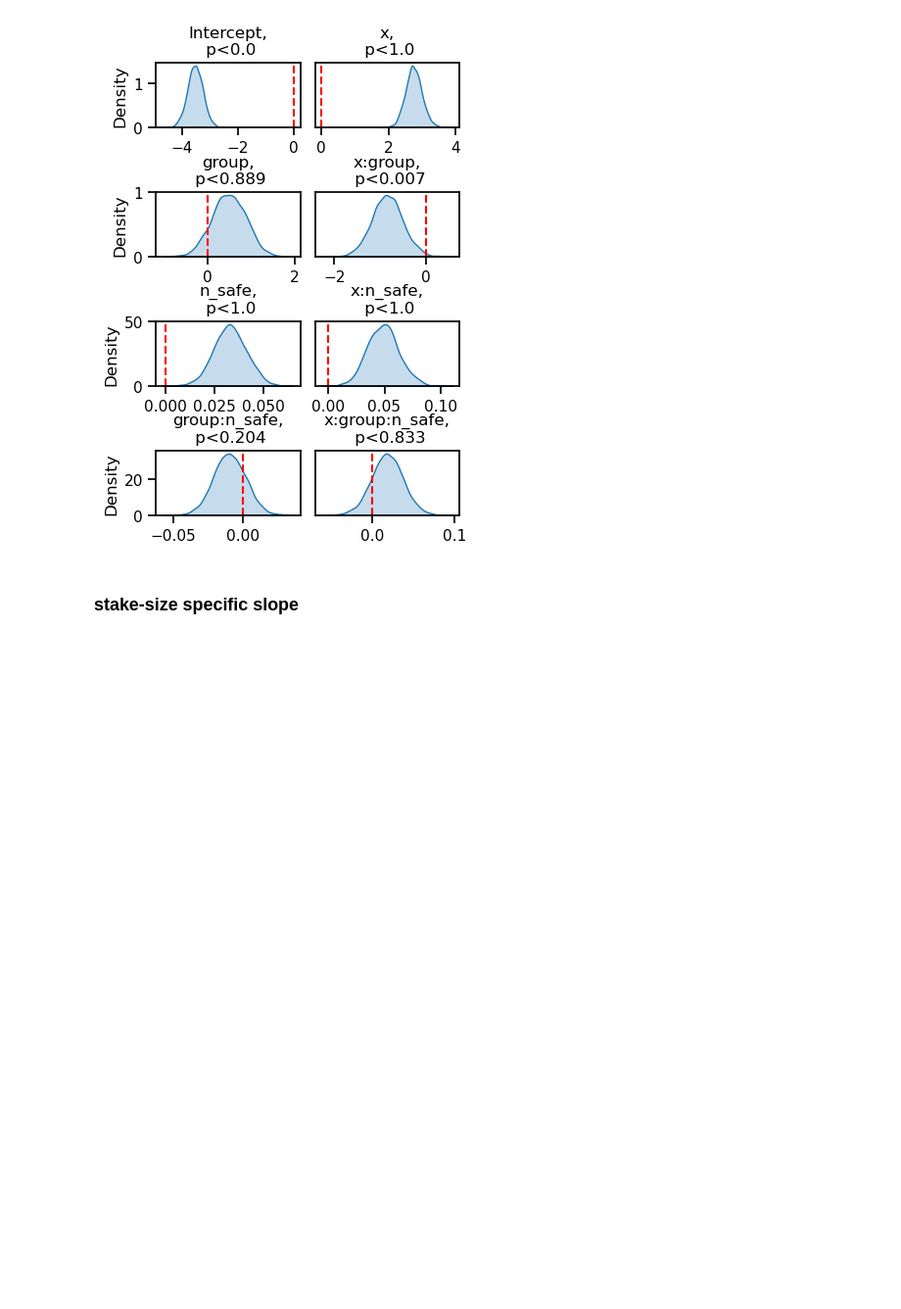
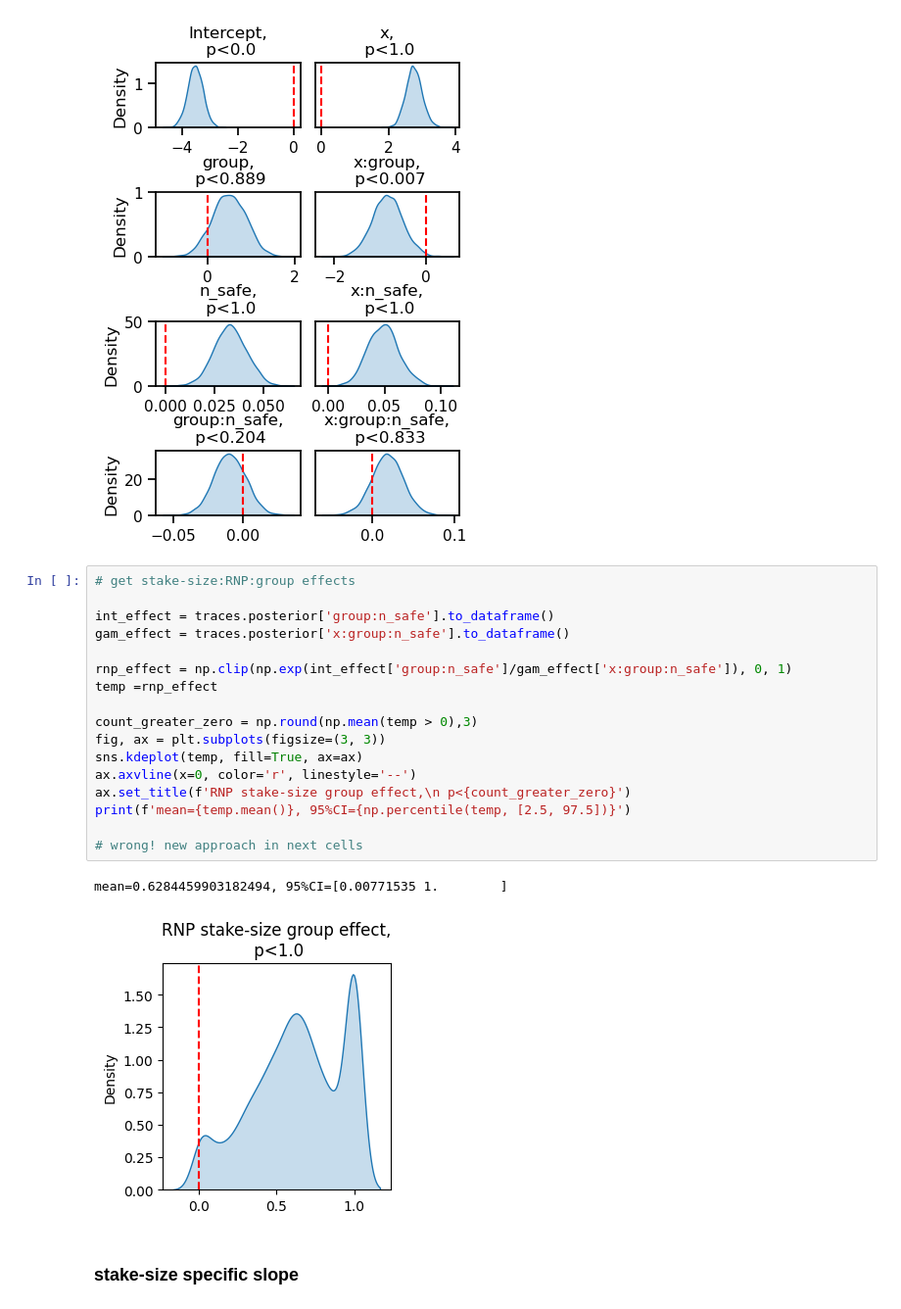
Before and after one commit to mrenke/numrisk, a Jupyter notebook: numrisk/behavior_risk/probit_model1.ipynb, the cells around one changed output. Shown at 98% size. Drawn from its saved outputs; the diff is of its cells as text; blank space fills up the shorter version.

```diff
--- a/numrisk/behavior_risk/probit_model1.ipynb
+++ b/numrisk/behavior_risk/probit_model1.ipynb
@@ -145,6 +147,26 @@ x:n_safe: mean=0.048736078625576114, 95%CI=[0.02230779 0.07711575]
 group:n_safe: mean=-0.009649393910461225, 95%CI=[-0.03249427  0.01322521]
 x:group:n_safe: mean=0.018261510637380966, 95%CI=[-0.02133815  0.05639203]
 [figure]
+# %%
+# get stake-size:RNP:group effects
+
+int_effect = traces.posterior['group:n_safe'].to_dataframe()
+gam_effect = traces.posterior['x:group:n_safe'].to_dataframe()
+
+rnp_effect = np.clip(np.exp(int_effect['group:n_safe']/gam_effect['x:group:n_safe']), 0, 1)
+temp =rnp_effect
+
+count_greater_zero = np.round(np.mean(temp > 0),3)
+fig, ax = plt.subplots(figsize=(3, 3))
+sns.kdeplot(temp, fill=True, ax=ax)
+ax.axvline(x=0, color='r', linestyle='--')
+ax.set_title(f'RNP stake-size group effect,\n p<{count_greater_zero}')
+print(f'mean={temp.mean()}, 95%CI={np.percentile(temp, [2.5, 97.5])}')
+
+# wrong! new approach in next cells
+# %% [output]
+mean=0.6284459903182494, 95%CI=[0.00771535 1.        ]
+[figure, added]
 # %% [markdown]
 ### stake-size specific slope
 # %%
```
Also changed, not shown: parts of 3 cells of this notebook, 8 other files.
